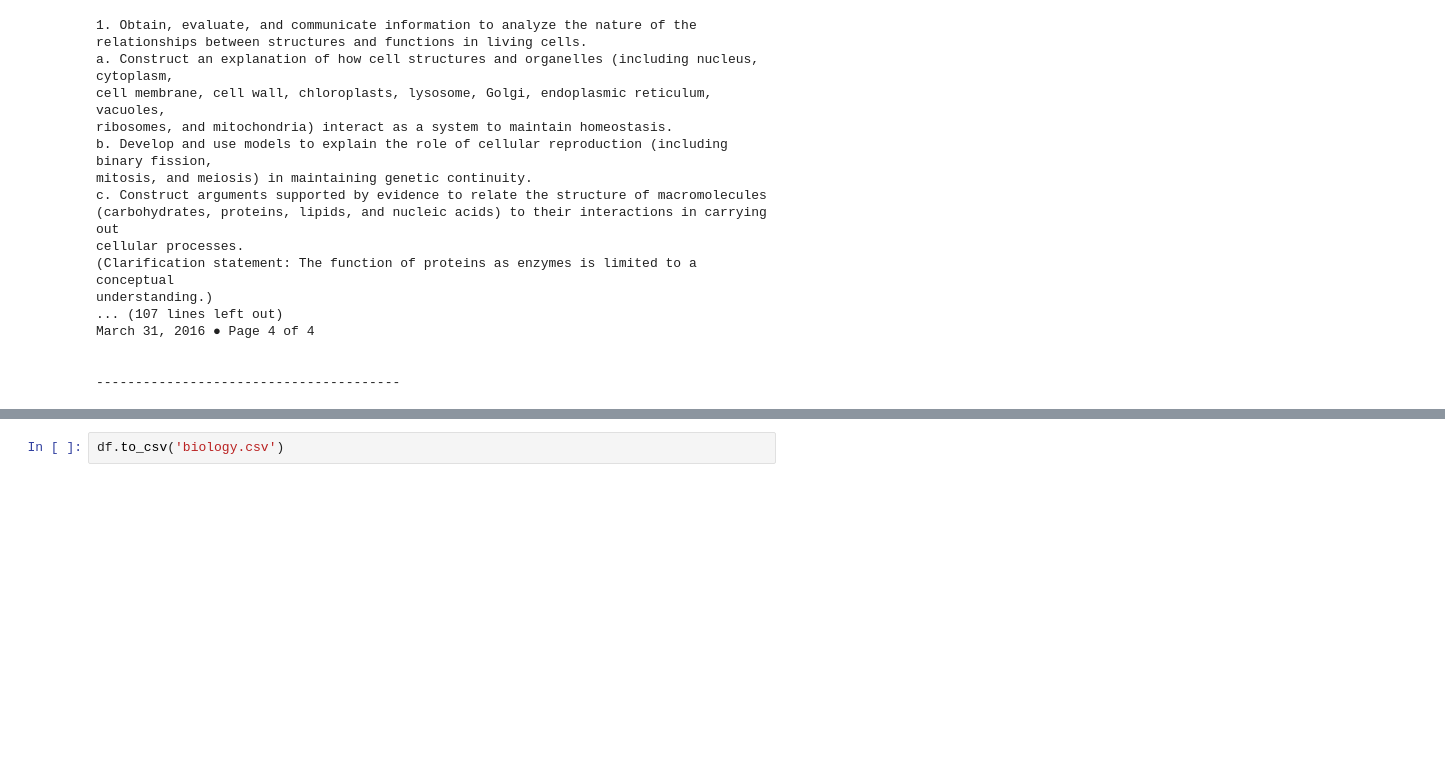
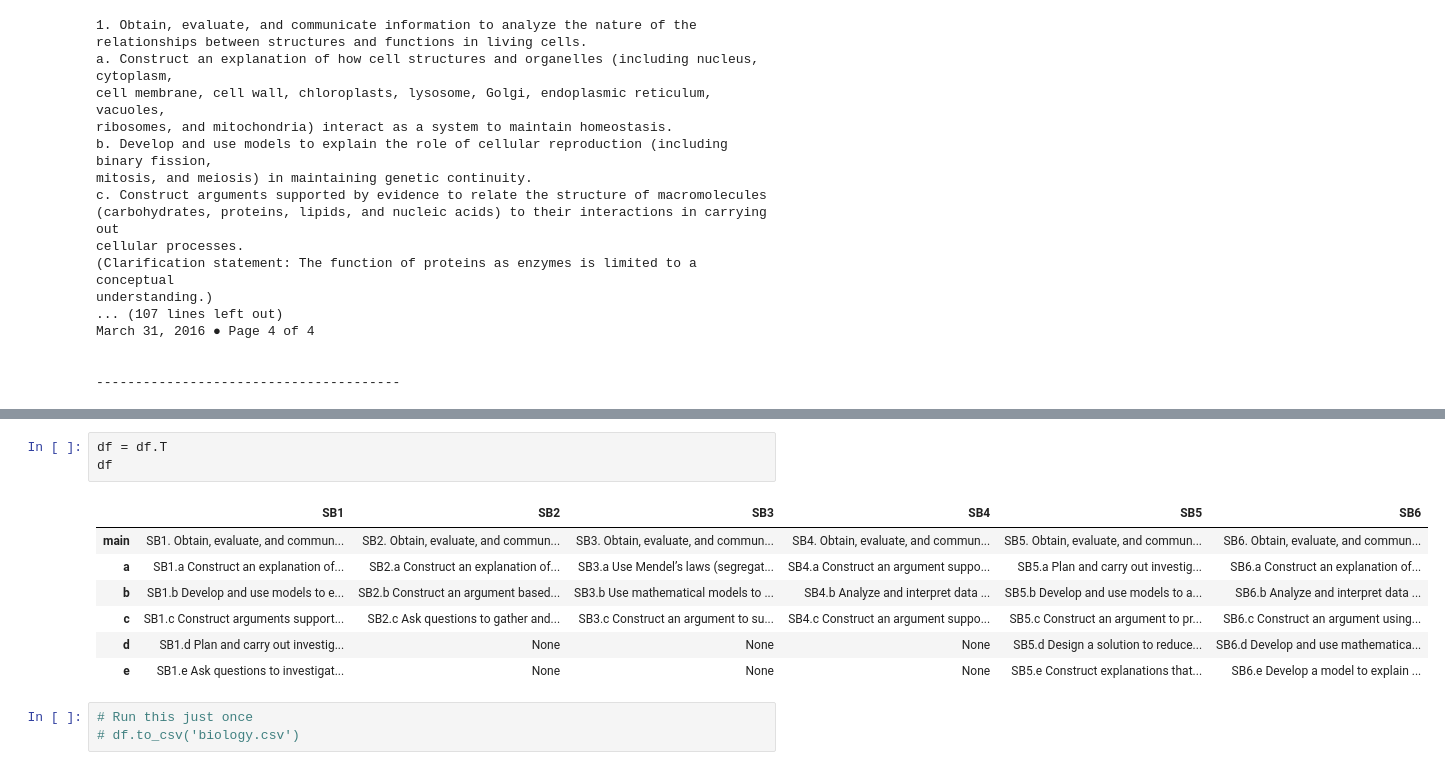
Before and after one commit to valogonor/TeachX-Georgia-Standards, a Jupyter notebook: TeachX_Georgia_Standards.ipynb, the cells around one changed output, grey strips where cells are left out. Cells and saved outputs as stored; diff of their text form; blank space fills up the shorter version.

```diff
--- a/TeachX_Georgia_Standards.ipynb
+++ b/TeachX_Georgia_Standards.ipynb
@@ -128,2 +159,14 @@ df
+# %%
+df = df.T
+df
+# %% [output]
+|  | SB1 | SB2 | SB3 | SB4 | SB5 | SB6 |
+| main | SB1. Obtain, evaluate, and commun... | SB2. Obtain, evaluate, and commun... | SB3. Obtain, evaluate, and commun... | SB4. Obtain, evaluate, and commun... | SB5. Obtain, evaluate, and commun... | SB6. Obtain, evaluate, and commun... |
+| a | SB1.a Construct an explanation of... | SB2.a Construct an explanation of... | SB3.a Use Mendel’s laws (segregat... | SB4.a Construct an argument suppo... | SB5.a Plan and carry out investig... | SB6.a Construct an explanation of... |
+| b | SB1.b Develop and use models to e... | SB2.b Construct an argument based... | SB3.b Use mathematical models to ... | SB4.b Analyze and interpret data ... | SB5.b Develop and use models to a... | SB6.b Analyze and interpret data ... |
+| c | SB1.c Construct arguments support... | SB2.c Ask questions to gather and... | SB3.c Construct an argument to su... | SB4.c Construct an argument suppo... | SB5.c Construct an argument to pr... | SB6.c Construct an argument using... |
+| d | SB1.d Plan and carry out investig... | None | None | None | SB5.d Design a solution to reduce... | SB6.d Develop and use mathematica... |
+| e | SB1.e Ask questions to investigat... | None | None | None | SB5.e Construct explanations that... | SB6.e Develop a model to explain ... |
 # %%
-df.to_csv('biology.csv')
+# Run this just once
+# df.to_csv('biology.csv')
```
Also changed, not shown: parts of 6 cells of this notebook.
